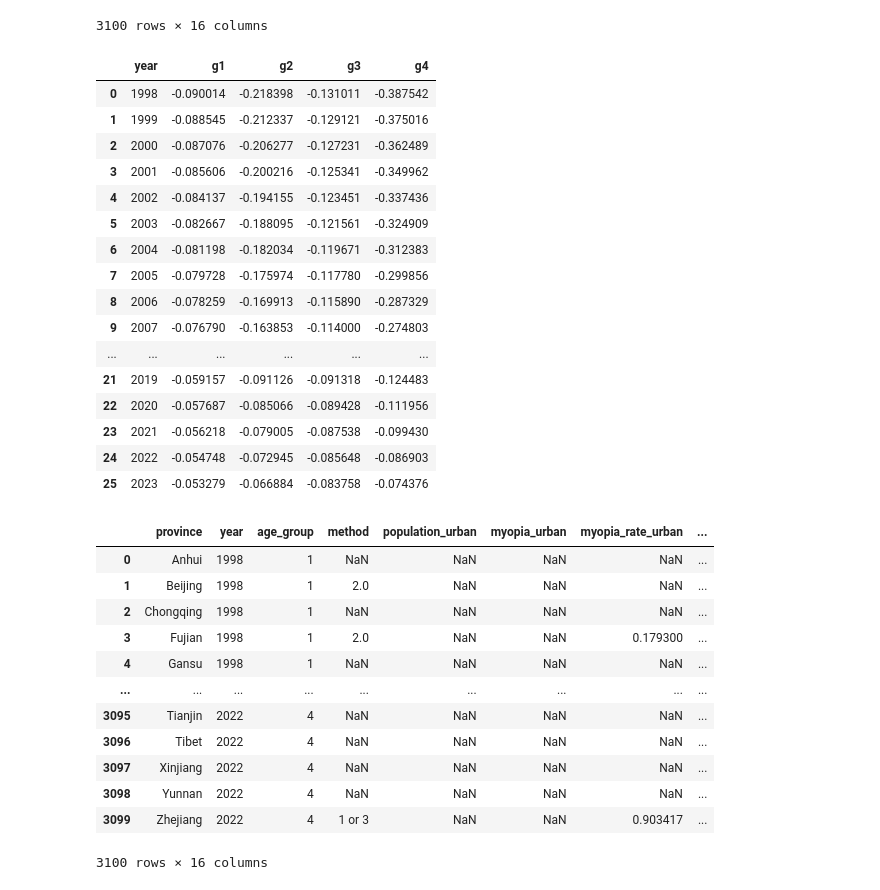
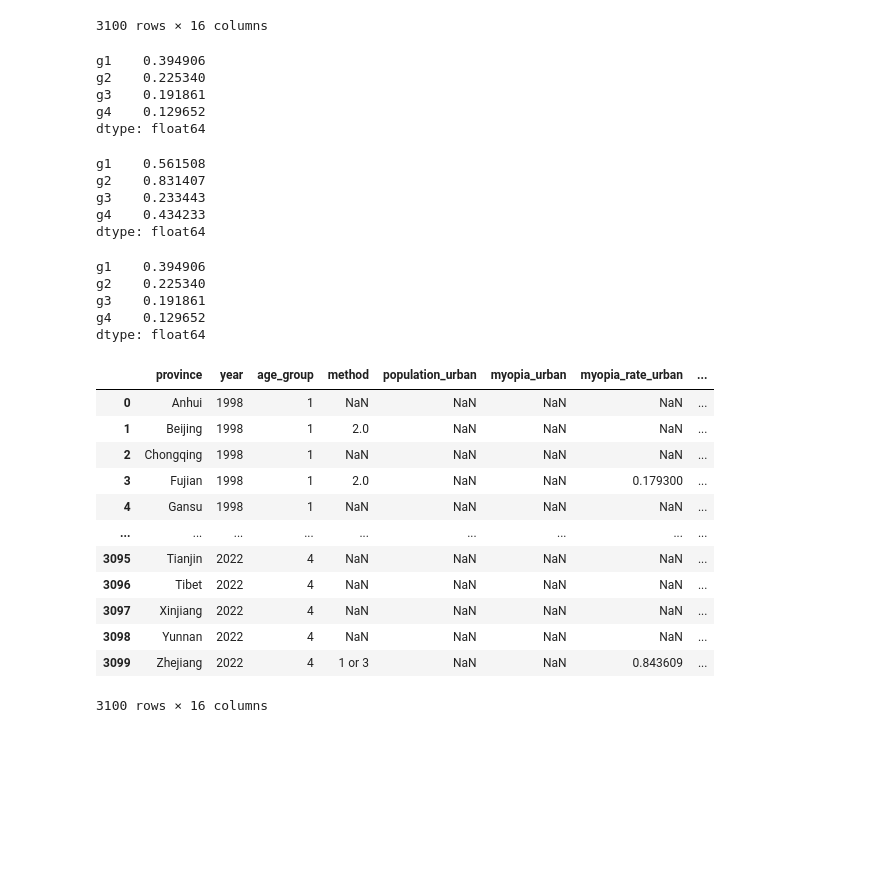
Before and after one commit to feng-li/myopia, a Jupyter notebook: projects/data_processing/filtering_by_method_and_province.ipynb, the cells around one changed output. Drawn from its saved outputs; the diff is of its cells as text; code cells hidden in the pictures; blank space fills up the shorter version.

Commit message:
Adjust cycloplegia difference between age groups

```diff
--- a/projects/data_processing/filtering_by_method_and_province.ipynb
+++ b/projects/data_processing/filtering_by_method_and_province.ipynb
@@ -264,29 +264,41 @@ empty_cycloplegia.to_csv('filled_cycloplegia.csv', index=False)
 # Read the estimated mean difference for calibration
 # Run "Myopia_cycloplegia_diff.R" file to obtain the mean difference.
 
-meandiff_cycloplegia_urban = pd.read_csv('meandiff_cycloplegia_urban_4groups.csv')
-meandiff_cycloplegia_rural = pd.read_csv('meandiff_cycloplegia_rural_4groups.csv')
+meandiff_cycloplegia_urban = pd.read_csv('../meandiff_cycloplegia_urban_4groups.csv')
+meandiff_cycloplegia_rural = pd.read_csv('../meandiff_cycloplegia_rural_4groups.csv')
 
-meandiff_cycloplegia_urban
-meandiff_cycloplegia_rural
+meansum_cycloplegia_urban = pd.read_csv('../meansum_cycloplegia_urban_4groups.csv')
+meansum_cycloplegia_rural = pd.read_csv('../meansum_cycloplegia_rural_4groups.csv')
-# %% [output]
-|  | year | g1 | g2 | g3 | g4 |
-| 0 | 1998 | -0.090014 | -0.218398 | -0.131011 | -0.387542 |
-| 1 | 1999 | -0.088545 | -0.212337 | -0.129121 | -0.375016 |
-| 2 | 2000 | -0.087076 | -0.206277 | -0.127231 | -0.362489 |
-| 3 | 2001 | -0.085606 | -0.200216 | -0.125341 | -0.349962 |
-| 4 | 2002 | -0.084137 | -0.194155 | -0.123451 | -0.337436 |
-| 5 | 2003 | -0.082667 | -0.188095 | -0.121561 | -0.324909 |
-| 6 | 2004 | -0.081198 | -0.182034 | -0.119671 | -0.312383 |
-| 7 | 2005 | -0.079728 | -0.175974 | -0.117780 | -0.299856 |
-| 8 | 2006 | -0.078259 | -0.169913 | -0.115890 | -0.287329 |
-| 9 | 2007 | -0.076790 | -0.163853 | -0.114000 | -0.274803 |
-| ... | ... | ... | ... | ... | ... |
-| 21 | 2019 | -0.059157 | -0.091126 | -0.091318 | -0.124483 |
-| 22 | 2020 | -0.057687 | -0.085066 | -0.089428 | -0.111956 |
-| 23 | 2021 | -0.056218 | -0.079005 | -0.087538 | -0.099430 |
-| 24 | 2022 | -0.054748 | -0.072945 | -0.085648 | -0.086903 |
-| 25 | 2023 | -0.053279 | -0.066884 | -0.083758 | -0.074376 |
+# %%
+weight_cycloplegia_urban = (2*abs(meandiff_cycloplegia_urban.iloc[:,1:])/meansum_cycloplegia_urban.iloc[:, 1:]).mean()
+weight_cycloplegia_rural = (2*abs(meandiff_cycloplegia_rural.iloc[:,1:])/meansum_cycloplegia_rural.iloc[:, 1:]).mean()
+# weight_cycloplegia_urban['year'] = meansum_cycloplegia_urban['year']
+# weight_cycloplegia_rural['year'] = meansum_cycloplegia_rural['year']
+weight_cycloplegia = (weight_cycloplegia_urban+weight_cycloplegia_urban)/2
+# %%
+weight_cycloplegia_urban
+# %% [output]
+g1    0.394906
+g2    0.225340
+g3    0.191861
+g4    0.129652
+dtype: float64
+# %%
+weight_cycloplegia_rural
+# %% [output]
+g1    0.561508
+g2    0.831407
+g3    0.233443
+g4    0.434233
+dtype: float64
+# %%
+weight_cycloplegia
+# %% [output]
+g1    0.394906
+g2    0.225340
+g3    0.191861
+g4    0.129652
+dtype: float64
 # %%
 # 填充 method 1 和 3
 
@@ -308,36 +320,37 @@ for group_name, group_data in grouped_data:
 
     # Justify by the estimated difference between cycloplegia and nocycloplegia
 
     for i in range(1, 5):
         value_orig = value[2*i-2] # orginal value to be used
+        weight = weight_cycloplegia.iloc[i-1]
 
         if empty.loc[(empty['province'] == province) & (empty['year'] == year) & (empty['age_group'] == i), 'myopia_rate_urban'].isna().any():
             empty.loc[(empty['province'] == province) & (empty['year'] == year) & (empty['age_group'] == i), 'method'] = method
 
-            value_calibrate = meandiff_cycloplegia_urban.loc[(meandiff_cycloplegia_urban.year==year),"g"+str(i)].values
+            value_calibrate = meandiff_cycloplegia_urban.loc[(meandiff_cycloplegia_urban.year==year),"g"+str(i)].values*weight
             value_final = value_orig + value_calibrate
             empty.loc[(empty['province'] == province) & (empty['year'] == year) & (empty['age_group'] == i), 'myopia_rate_urban'] = value_final
 
         if empty.loc[(empty['province'] == province) & (empty['year'] == year) & (empty['age_group'] == i), 'myopia_rate_rural'].isna().any():
             empty.loc[(empty['province'] == province) & (empty['year'] == year) & (empty['age_group'] == i), 'method_1']=method
 
-            value_calibrate = meandiff_cycloplegia_rural.loc[(meandiff_cycloplegia_rural.year==year),"g"+str(i)].values
+            value_calibrate = meandiff_cycloplegia_rural.loc[(meandiff_cycloplegia_rural.year==year),"g"+str(i)].values*weight
             value_final = value_orig + value_calibrate
             empty.loc[(empty['province'] == province) & (empty['year'] == year) & (empty['age_group'] == i), 'myopia_rate_rural'] = value_final
 empty
 # %% [output]
 |  | province | year | age_group | method | population_urban | myopia_urban | myopia_rate_urban | ... |
 | 0 | Anhui | 1998 | 1 | NaN | NaN | NaN | NaN | ... |
 | 1 | Beijing | 1998 | 1 | 2.0 | NaN | NaN | NaN | ... |
 | 2 | Chongqing | 1998 | 1 | NaN | NaN | NaN | NaN | ... |
 | 3 | Fujian | 1998 | 1 | 2.0 | NaN | NaN | 0.179300 | ... |
 | 4 | Gansu | 1998 | 1 | NaN | NaN | NaN | NaN | ... |
 | ... | ... | ... | ... | ... | ... | ... | ... | ... |
 | 3095 | Tianjin | 2022 | 4 | NaN | NaN | NaN | NaN | ... |
 | 3096 | Tibet | 2022 | 4 | NaN | NaN | NaN | NaN | ... |
 | 3097 | Xinjiang | 2022 | 4 | NaN | NaN | NaN | NaN | ... |
 | 3098 | Yunnan | 2022 | 4 | NaN | NaN | NaN | NaN | ... |
-| 3099 | Zhejiang | 2022 | 4 | 1 or 3 | NaN | NaN | 0.903417 | ... |
+| 3099 | Zhejiang | 2022 | 4 | 1 or 3 | NaN | NaN | 0.843609 | ... |
 3100 rows × 16 columns
 # %%
 empty.to_csv('empty2.csv', index=False)
```
Also changed, not shown: parts of 4 cells of this notebook, 9 other files.
